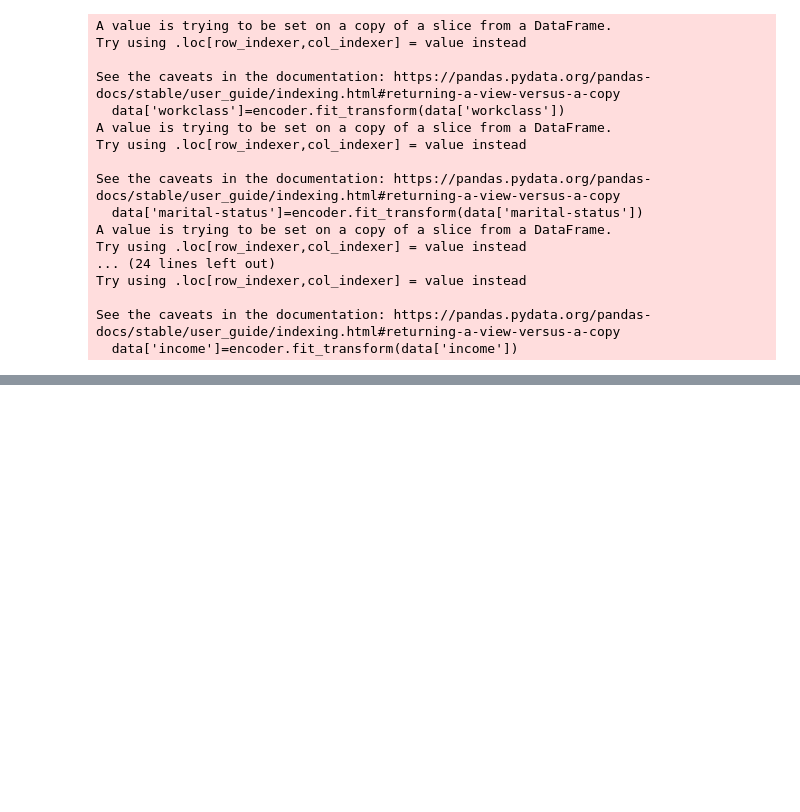
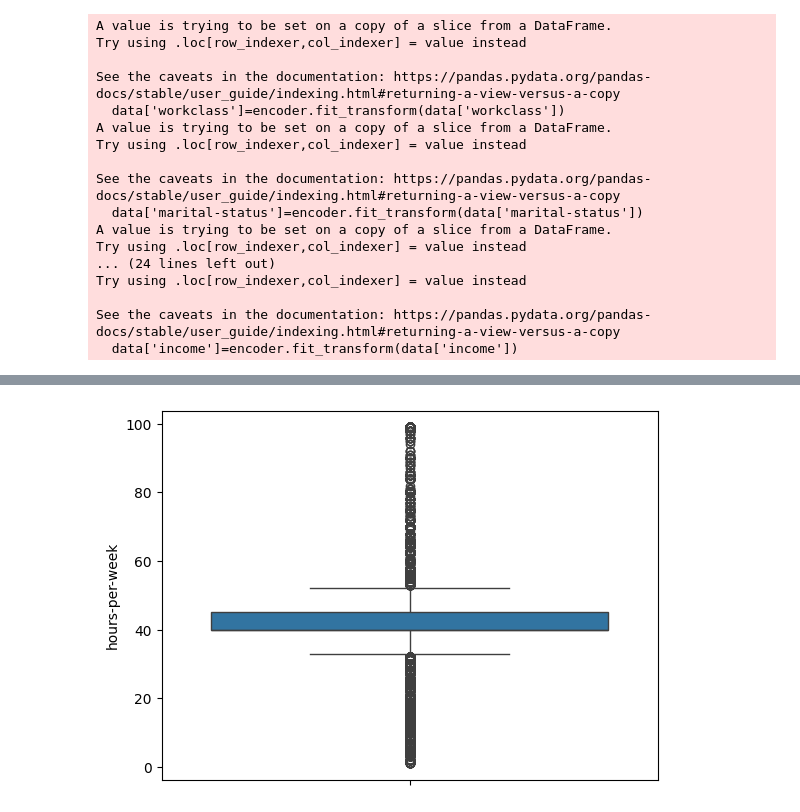
Before and after one commit to farrakhnizam786/salary_prediction-model-using-machine-learning-IBM-internship-, a Jupyter notebook: Employee_salary_pridiction.ipynb, the cells around one changed output, grey strips where cells are left out. Saved outputs shown, nothing was run; the diff lists cells and outputs as text; code cells hidden in the pictures; blank space fills up the shorter version.

```diff
--- a/Employee_salary_pridiction.ipynb
+++ b/Employee_salary_pridiction.ipynb
@@ -413,0 +559,5 @@ x
+# %%
+pit.boxplot(data['hours-per-week'])
+plt.show()
+# %% [output]
+[figure, added]
```
Also changed, not shown: parts of 39 cells of this notebook.
